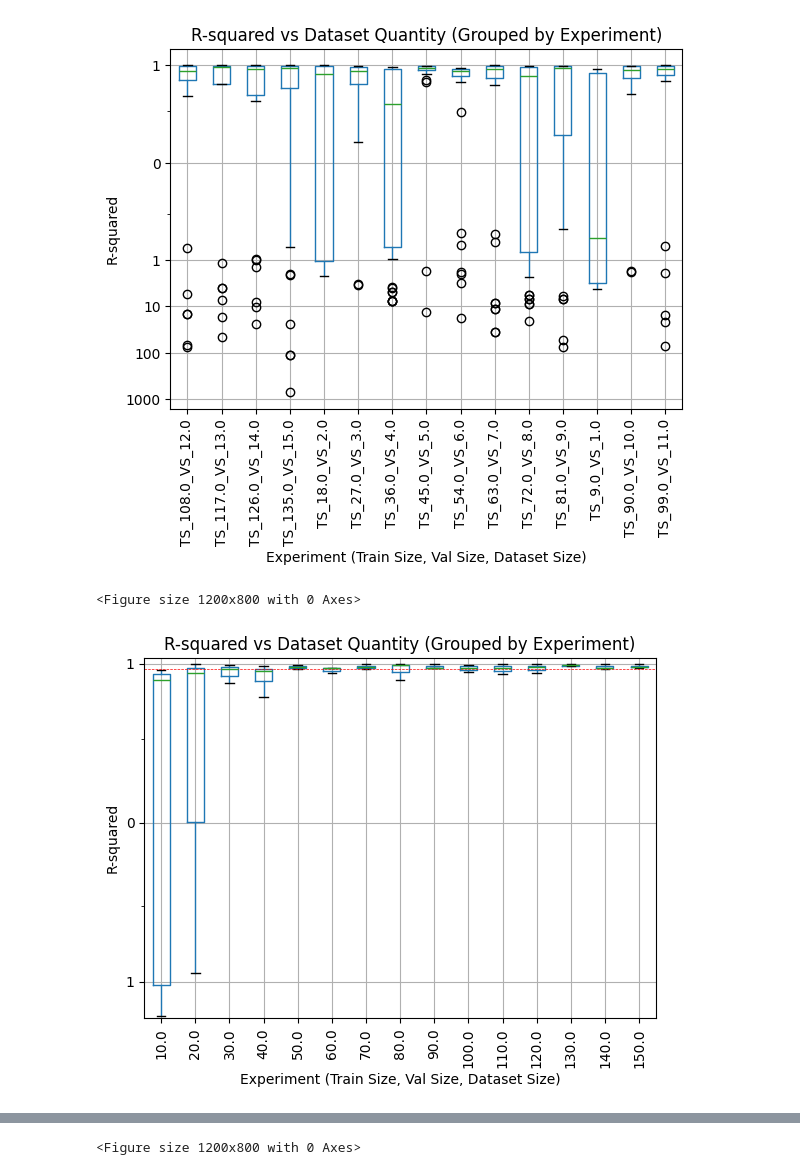
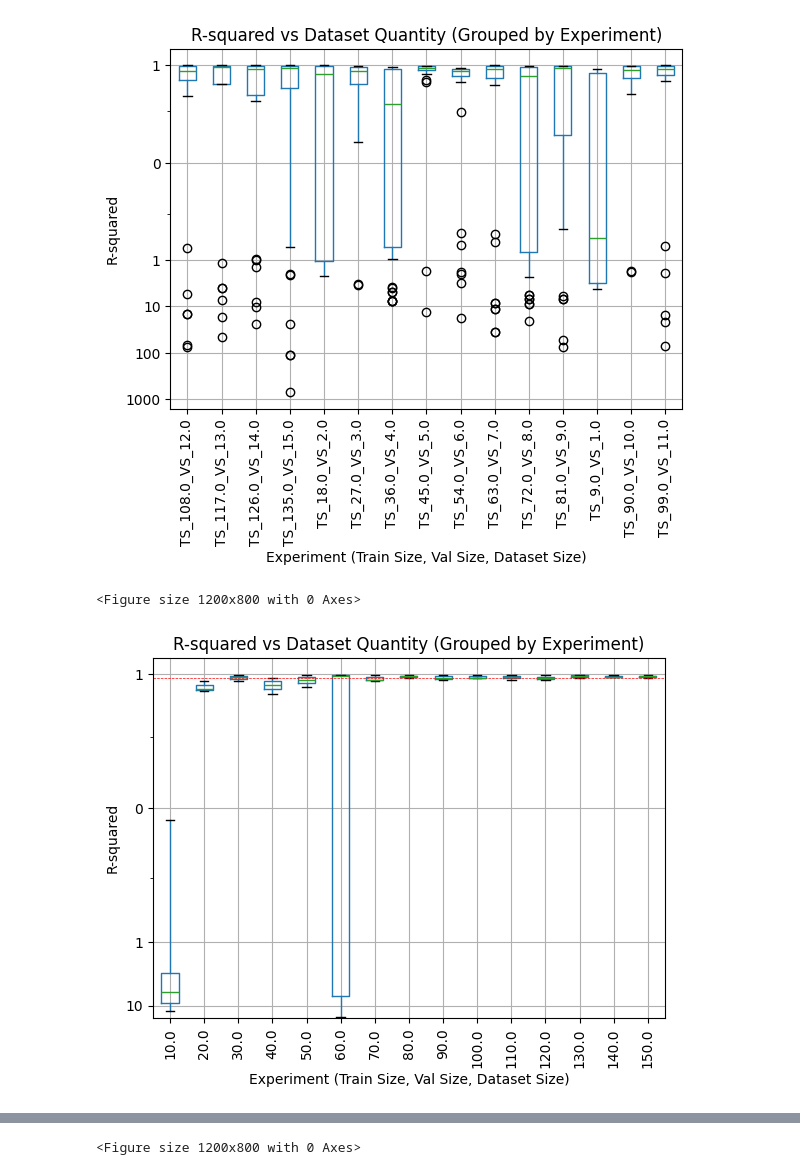
Before and after one commit to SamueleBumbaca/Plants__On_the_minimum_dataset_size_for_a_maize_seedling_object_detector, a Jupyter notebook: dataset_size_analysis.ipynb, the cells around one changed output, grey strips where cells are left out. Drawn from its saved outputs; the diff is of its cells as text; code cells hidden in the pictures.

```diff
--- a/dataset_size_analysis.ipynb
+++ b/dataset_size_analysis.ipynb
@@ -76,34 +76,36 @@ See the caveats in the documentation: https://pandas.pydata.org/pandas-docs/stab
 # %%
 from matplotlib.ticker import LogLocator, LogFormatter, SymmetricalLogLocator
 
 # Filter the DataFrame with model == 'yolov5lu'
-filtered_df = df[df['model'] == 'yolov5su']
+filtered_df = df[df['model'] == 'yolov5nu']
+# Drop rows with NaN values in the 'r_squared' column
+filtered_df = filtered_df.dropna(subset=['r_squared'])
+
 # Group by 'experiment' and select the observation with the highest R-squared value
 filtered_df = filtered_df.loc[filtered_df.groupby('experiment')['r_squared'].idxmax()]
-
 # Create a new column 'exp' combining 'train_size', 'val_size', and 'dataset_size'
 filtered_df['exp'] = filtered_df.apply(lambda row: row['dataset_size'], axis=1)
 # sort by dataset size
 filtered_df = filtered_df.sort_values(by='dataset_size')
 # Create a box plot with 'dataset_quantity' on the x-axis and 'r_squared' on the y-axis
 plt.figure(figsize=(12, 8))
 filtered_df.boxplot(column='r_squared', by='exp', grid=False, rot=90, fontsize=10)
 # Plot a red line at y = 0.85
 plt.axhline(y=0.85, color='red', linestyle='--', linewidth=.5)
 plt.xlabel('Experiment (Train Size, Val Size, Dataset Size)')
 plt.ylabel('R-squared')
 plt.title('R-squared vs Dataset Quantity (Grouped by Experiment)')
 plt.suptitle('')  # Suppress the default title to avoid overlap
 plt.grid(True)
 # Set the y-axis to negative log scale
 plt.yscale('symlog', linthresh=0.1)
 plt.gca().yaxis.set_major_locator(SymmetricalLogLocator(base=10, linthresh=1))
 plt.gca().yaxis.set_major_formatter(LogFormatter(base=10.0, labelOnlyBase=False))
 
 plt.show()
 # %% [output]
 <Figure size 1200x800 with 0 Axes>
-[figure, old version]
+[figure, new version]
 # %%
 import pandas as pd
 import matplotlib.pyplot as plt
```
Also changed, not shown: parts of 5 cells of this notebook, 28 other files.
